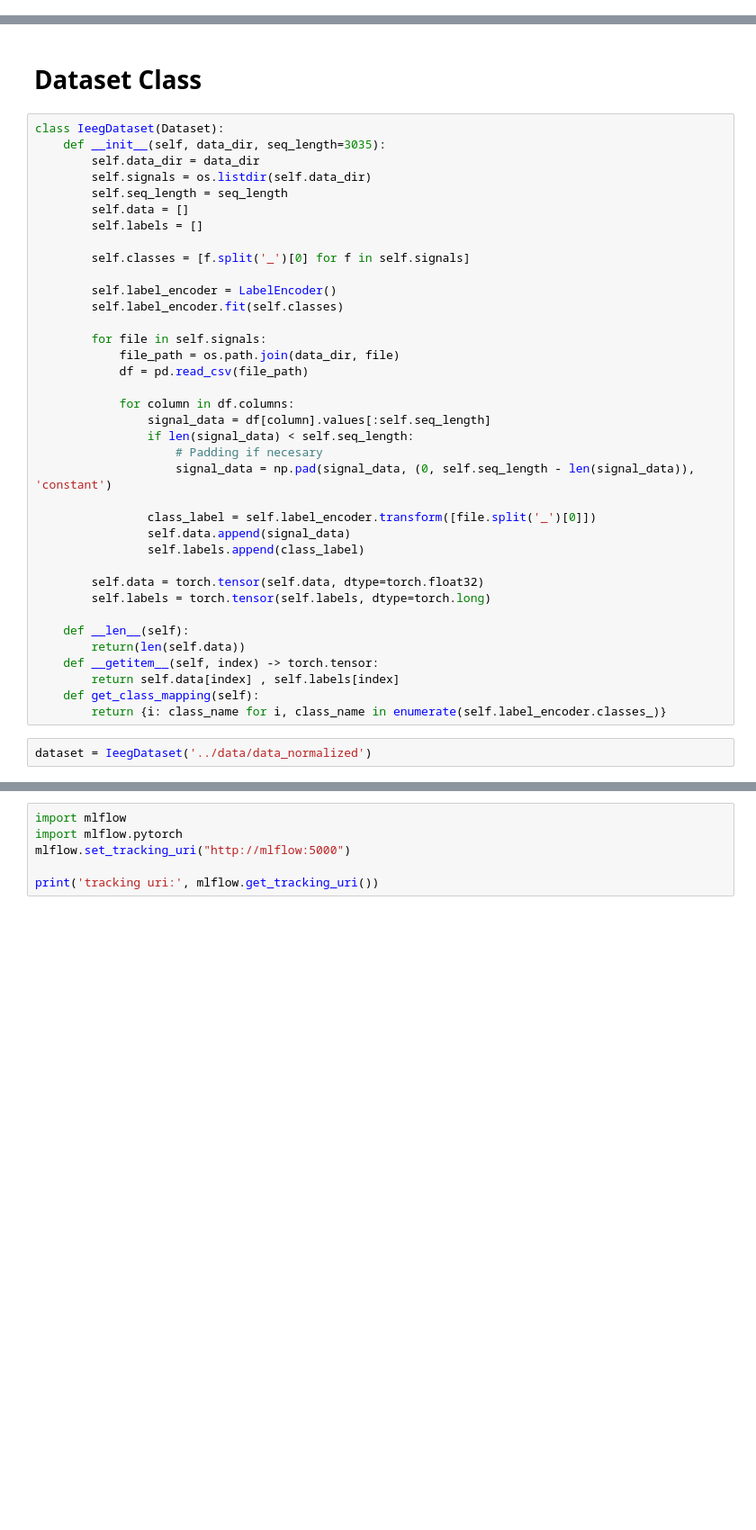
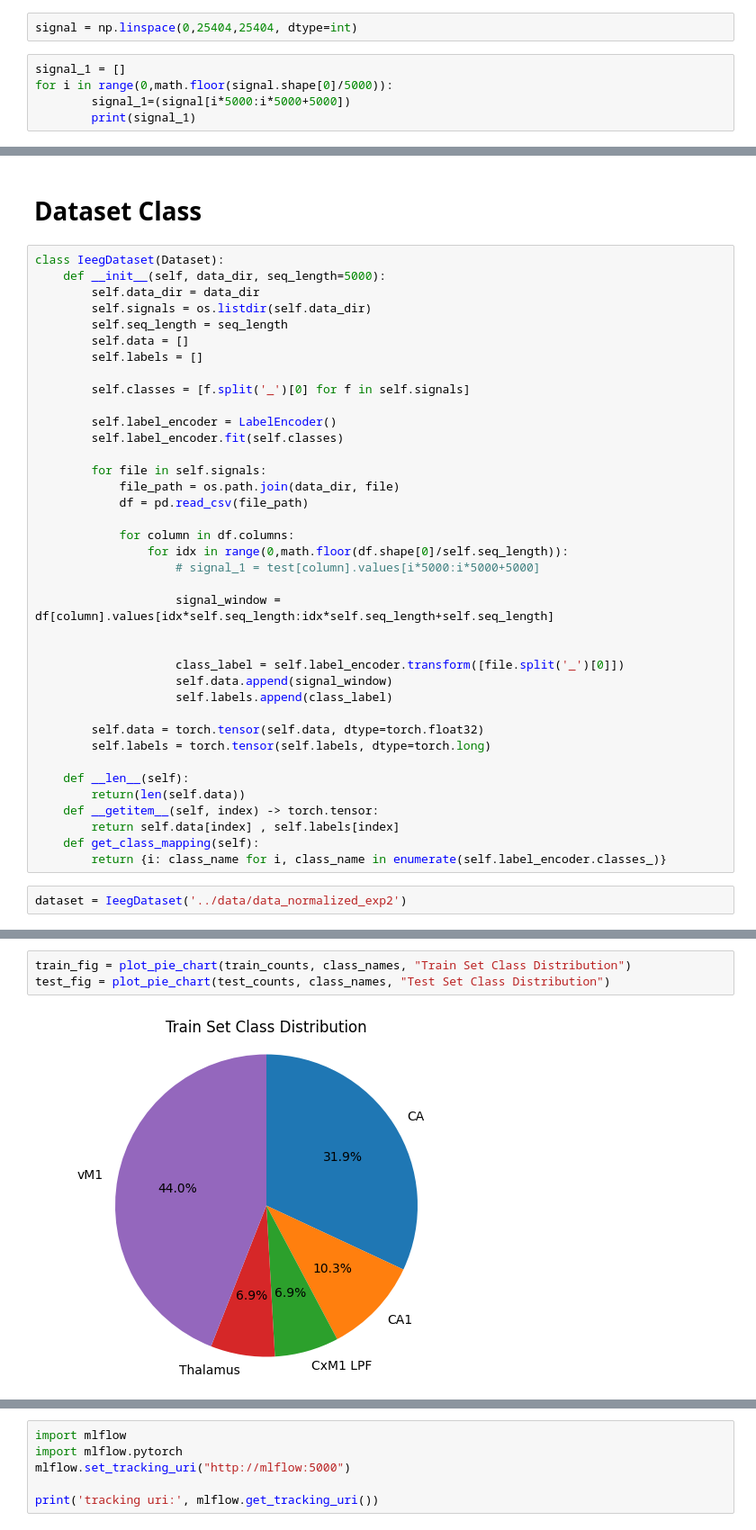
Before and after one commit to dcrovo/Brain-Structures-Classification-from-iEEG, a Jupyter notebook: notebooks/baseline.ipynb, the cells around one changed output, grey strips where cells are left out. Shown at 90% size. Drawn from its saved outputs; the diff is of its cells as text; blank space fills up the shorter version.

```diff
--- a/notebooks/baseline.ipynb
+++ b/notebooks/baseline.ipynb
@@ -23,0 +29,7 @@ device(type='cuda')
+# %%
+signal = np.linspace(0,25404,25404, dtype=int)
+# %%
+signal_1 = []
+for i in range(0,math.floor(signal.shape[0]/5000)):
+        signal_1=(signal[i*5000:i*5000+5000])
+        print(signal_1)
@@ -25,7 +49,7 @@ device(type='cuda')
 # Dataset Class
 # %%
 class IeegDataset(Dataset):
-    def __init__(self, data_dir, seq_length=3035):
+    def __init__(self, data_dir, seq_length=5000):
         self.data_dir = data_dir
         self.signals = os.listdir(self.data_dir)
         self.seq_length = seq_length
@@ -42,14 +66,15 @@ class IeegDataset(Dataset):
             df = pd.read_csv(file_path)
 
             for column in df.columns:
-                signal_data = df[column].values[:self.seq_length]
-                if len(signal_data) < self.seq_length:
-                    # Padding if necesary
-                    signal_data = np.pad(signal_data, (0, self.seq_length - len(signal_data)), 'constant')
+                for idx in range(0,math.floor(df.shape[0]/self.seq_length)):
+                    # signal_1 = test[column].values[i*5000:i*5000+5000]
 
-                class_label = self.label_encoder.transform([file.split('_')[0]])
-                self.data.append(signal_data)
-                self.labels.append(class_label)
+                    signal_window = df[column].values[idx*self.seq_length:idx*self.seq_length+self.seq_length]
+
+
+                    class_label = self.label_encoder.transform([file.split('_')[0]])
+                    self.data.append(signal_window)
+                    self.labels.append(class_label)
 
         self.data = torch.tensor(self.data, dtype=torch.float32)
         self.labels = torch.tensor(self.labels, dtype=torch.long)
@@ -61,7 +86,7 @@ class IeegDataset(Dataset):
     def get_class_mapping(self):
         return {i: class_name for i, class_name in enumerate(self.label_encoder.classes_)}
 # %%
-dataset = IeegDataset('../data/data_normalized')
+dataset = IeegDataset('../data/data_normalized_exp2')
 # %%
 dataset.__len__()
 # %% [output]
@@ -80,0 +137,5 @@ test_loader = DataLoader(test_dataset, batch_size=batch_size, shuffle=False)
+# %%
+train_fig = plot_pie_chart(train_counts, class_names, "Train Set Class Distribution")
+test_fig = plot_pie_chart(test_counts, class_names, "Test Set Class Distribution")
+# %% [output]
+[figure, added]
```
Also changed, not shown: parts of 17 cells of this notebook, 4 other files.
